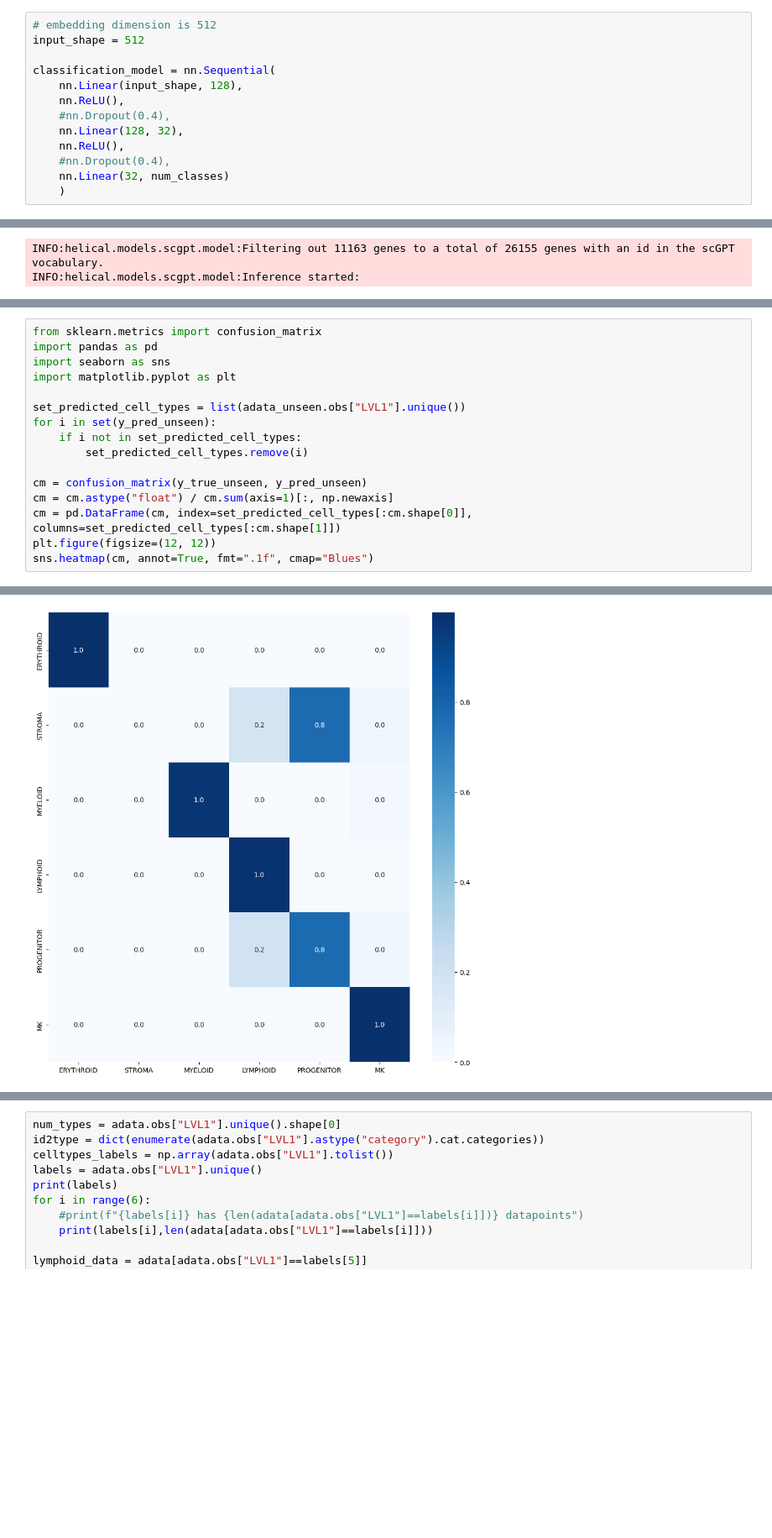
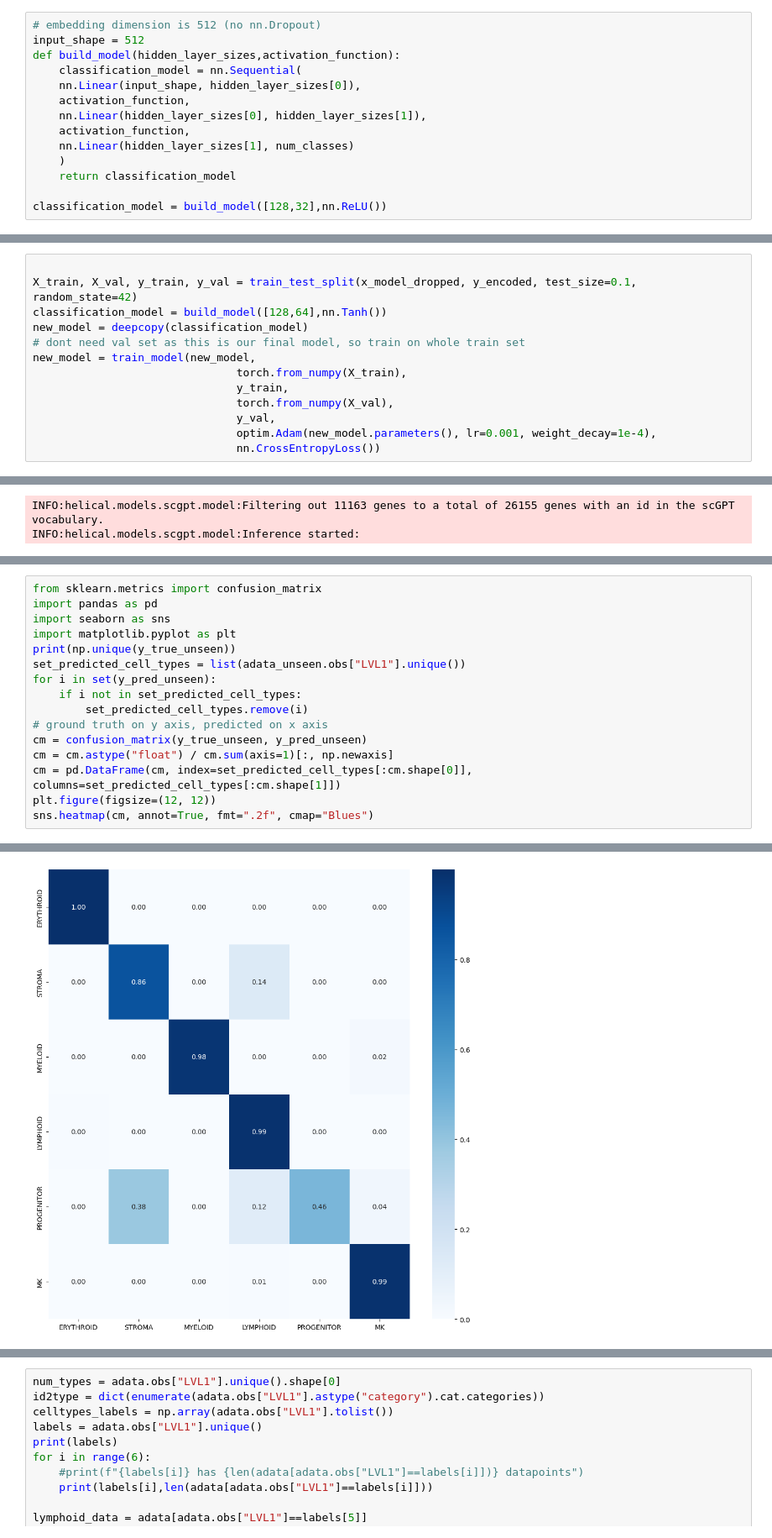
Before and after one commit to tom-jod/Helical_assesment, a Jupyter notebook: Assesment.ipynb, the cells around one changed output, grey strips where cells are left out. Shown at 84% size. Drawn from its saved outputs; the diff is of its cells as text; blank space fills up the shorter version.

```diff
--- a/Assesment.ipynb
+++ b/Assesment.ipynb
@@ -344,18 +274,19 @@ encoder = LabelEncoder()
 y_encoded = encoder.fit_transform(y)
 y_encoded = one_hot(torch.tensor(y_encoded),num_classes).float()
 # %%
-# embedding dimension is 512
+# embedding dimension is 512 (no nn.Dropout)
 input_shape = 512
+def build_model(hidden_layer_sizes,activation_function):
+    classification_model = nn.Sequential(
+    nn.Linear(input_shape, hidden_layer_sizes[0]),
+    activation_function,
+    nn.Linear(hidden_layer_sizes[0], hidden_layer_sizes[1]),
+    activation_function,
+    nn.Linear(hidden_layer_sizes[1], num_classes)
+    )
+    return classification_model
 
-classification_model = nn.Sequential(
-    nn.Linear(input_shape, 128),
-    nn.ReLU(),
-    #nn.Dropout(0.4),
-    nn.Linear(128, 32),
-    nn.ReLU(),
-    #nn.Dropout(0.4),
-    nn.Linear(32, num_classes)
-    )
+classification_model = build_model([128,32],nn.ReLU())
 # %%
 def train_model(model,
                 X_train,
@@ -476,0 +556,13 @@ y_true = np.array(y_test.argmax(axis=1))
+# %%
+
+X_train, X_val, y_train, y_val = train_test_split(x_model_dropped, y_encoded, test_size=0.1, random_state=42)
+classification_model = build_model([128,64],nn.Tanh())
+new_model = deepcopy(classification_model)
+# dont need val set as this is our final model, so train on whole train set
+new_model = train_model(new_model,
+                               torch.from_numpy(X_train),
+                               y_train,
+                               torch.from_numpy(X_val),
+                               y_val,
+                               optim.Adam(new_model.parameters(), lr=0.001, weight_decay=1e-4),
+                               nn.CrossEntropyLoss())
@@ -523,15 +656,15 @@ from sklearn.metrics import confusion_matrix
 import pandas as pd
 import seaborn as sns
 import matplotlib.pyplot as plt
-
+print(np.unique(y_true_unseen))
 set_predicted_cell_types = list(adata_unseen.obs["LVL1"].unique())
 for i in set(y_pred_unseen):
     if i not in set_predicted_cell_types:
         set_predicted_cell_types.remove(i)
-
+# ground truth on y axis, predicted on x axis
 cm = confusion_matrix(y_true_unseen, y_pred_unseen)
 cm = cm.astype("float") / cm.sum(axis=1)[:, np.newaxis]
 cm = pd.DataFrame(cm, index=set_predicted_cell_types[:cm.shape[0]], columns=set_predicted_cell_types[:cm.shape[1]])
 plt.figure(figsize=(12, 12))
-sns.heatmap(cm, annot=True, fmt=".1f", cmap="Blues")
+sns.heatmap(cm, annot=True, fmt=".2f", cmap="Blues")
 # %% [output]
@@ -539 +673 @@ sns.heatmap(cm, annot=True, fmt=".1f", cmap="Blues")
-[figure, old version]
+[figure, new version]
```
Also changed, not shown: parts of 27 cells of this notebook.
